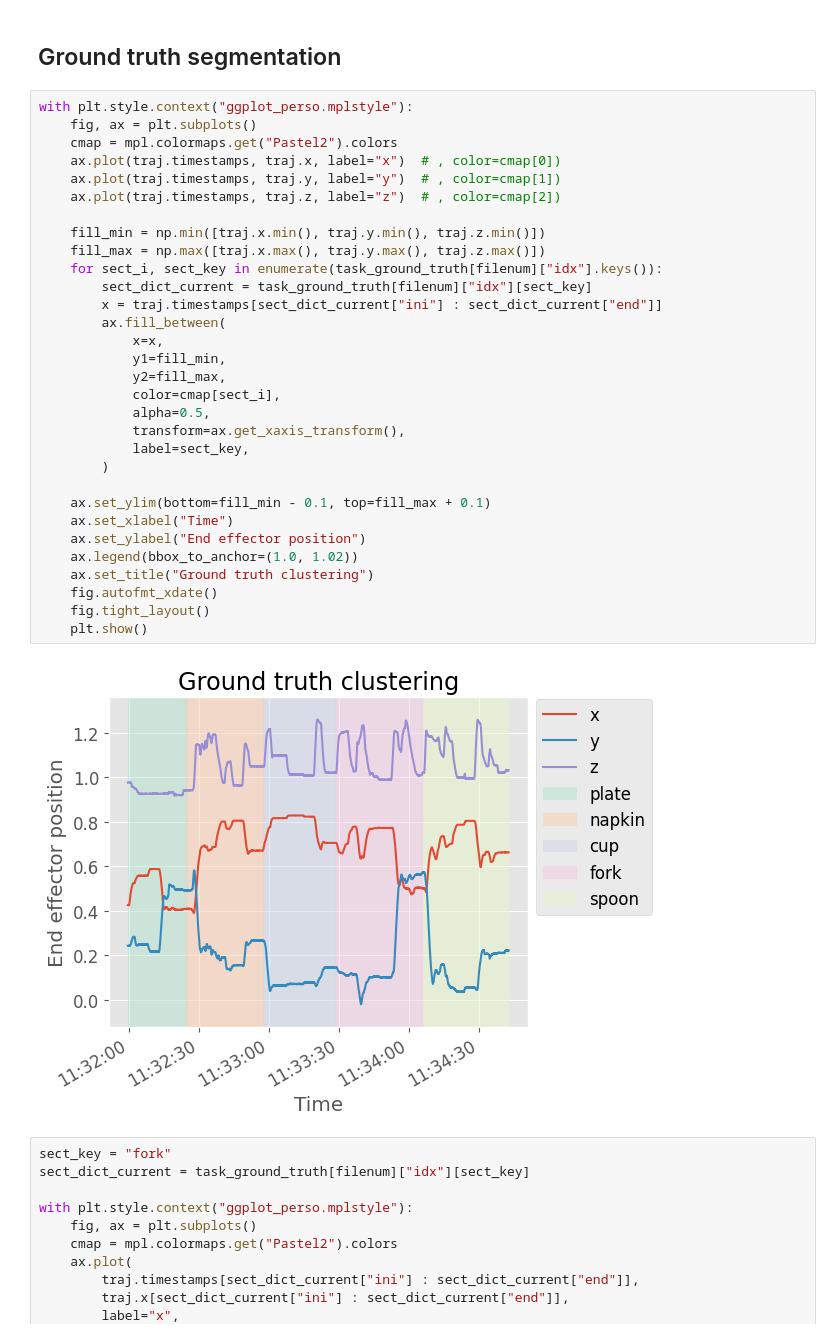
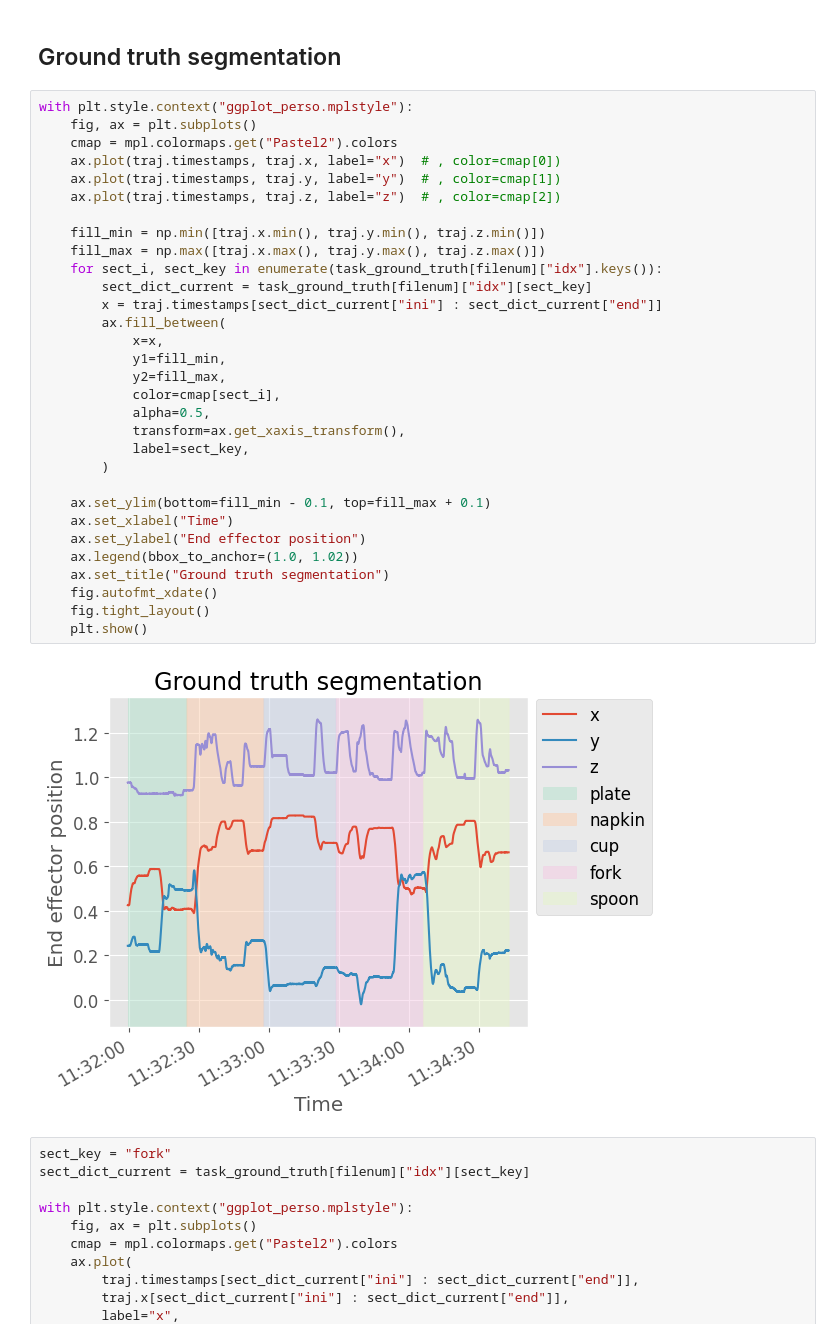
Before and after one commit to kir0ul/GP-HSMM, a Jupyter notebook: PFCS.ipynb, the cells around one changed output. Saved outputs shown, nothing was run; the diff lists cells and outputs as text.

```diff
--- a/PFCS.ipynb
+++ b/PFCS.ipynb
@@ -162,35 +162,35 @@ with plt.style.context("ggplot_perso.mplstyle"):
 with plt.style.context("ggplot_perso.mplstyle"):
     fig, ax = plt.subplots()
     cmap = mpl.colormaps.get("Pastel2").colors
     ax.plot(traj.timestamps, traj.x, label="x")  # , color=cmap[0])
     ax.plot(traj.timestamps, traj.y, label="y")  # , color=cmap[1])
     ax.plot(traj.timestamps, traj.z, label="z")  # , color=cmap[2])
 
     fill_min = np.min([traj.x.min(), traj.y.min(), traj.z.min()])
     fill_max = np.max([traj.x.max(), traj.y.max(), traj.z.max()])
     for sect_i, sect_key in enumerate(task_ground_truth[filenum]["idx"].keys()):
         sect_dict_current = task_ground_truth[filenum]["idx"][sect_key]
         x = traj.timestamps[sect_dict_current["ini"] : sect_dict_current["end"]]
         ax.fill_between(
             x=x,
             y1=fill_min,
             y2=fill_max,
             color=cmap[sect_i],
             alpha=0.5,
             transform=ax.get_xaxis_transform(),
             label=sect_key,
         )
 
     ax.set_ylim(bottom=fill_min - 0.1, top=fill_max + 0.1)
     ax.set_xlabel("Time")
     ax.set_ylabel("End effector position")
     ax.legend(bbox_to_anchor=(1.0, 1.02))
-    ax.set_title("Ground truth clustering")
+    ax.set_title("Ground truth segmentation")
     fig.autofmt_xdate()
     fig.tight_layout()
     plt.show()
 # %% [output]
-[figure, old version]
+[figure, new version]
 # %%
 sect_key = "fork"
 sect_dict_current = task_ground_truth[filenum]["idx"][sect_key]
```
Also changed, not shown: parts of 5 cells of this notebook, 2 other files.
